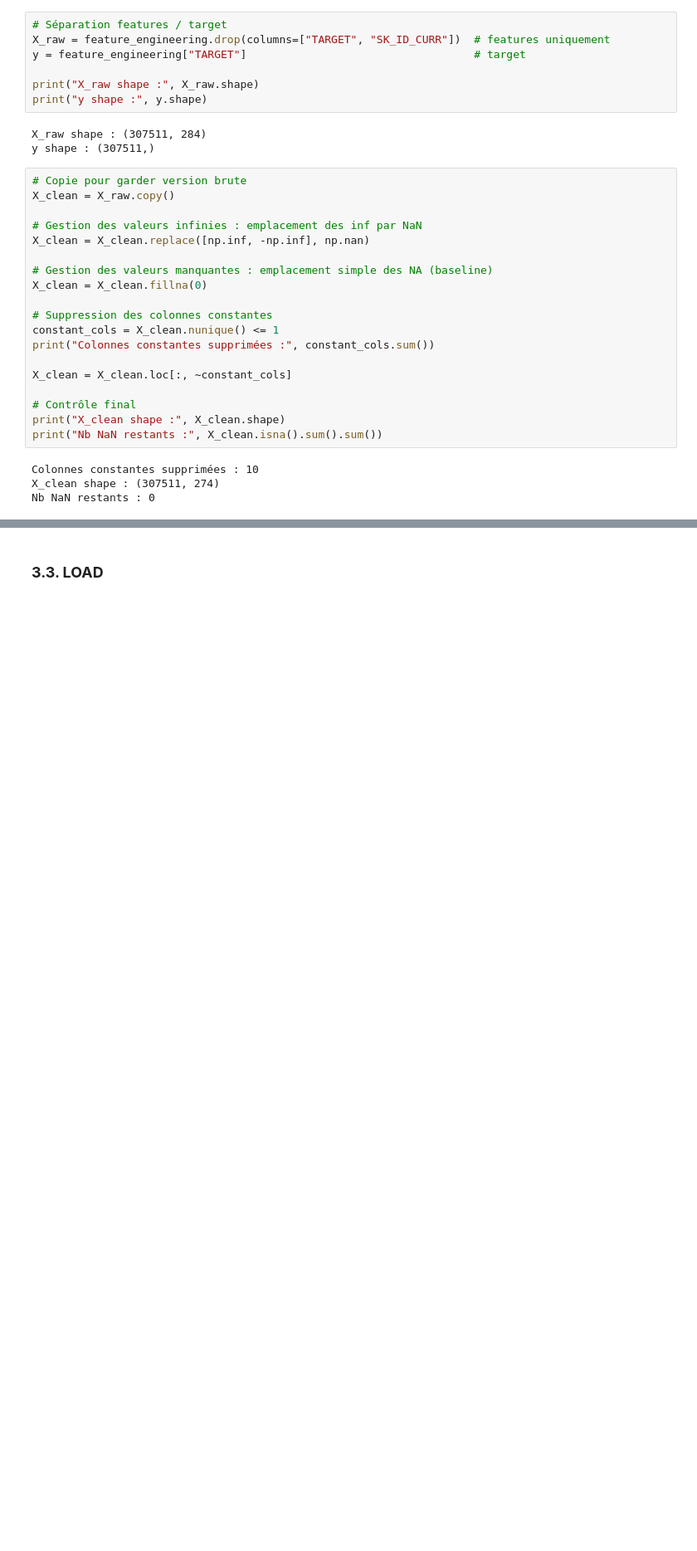
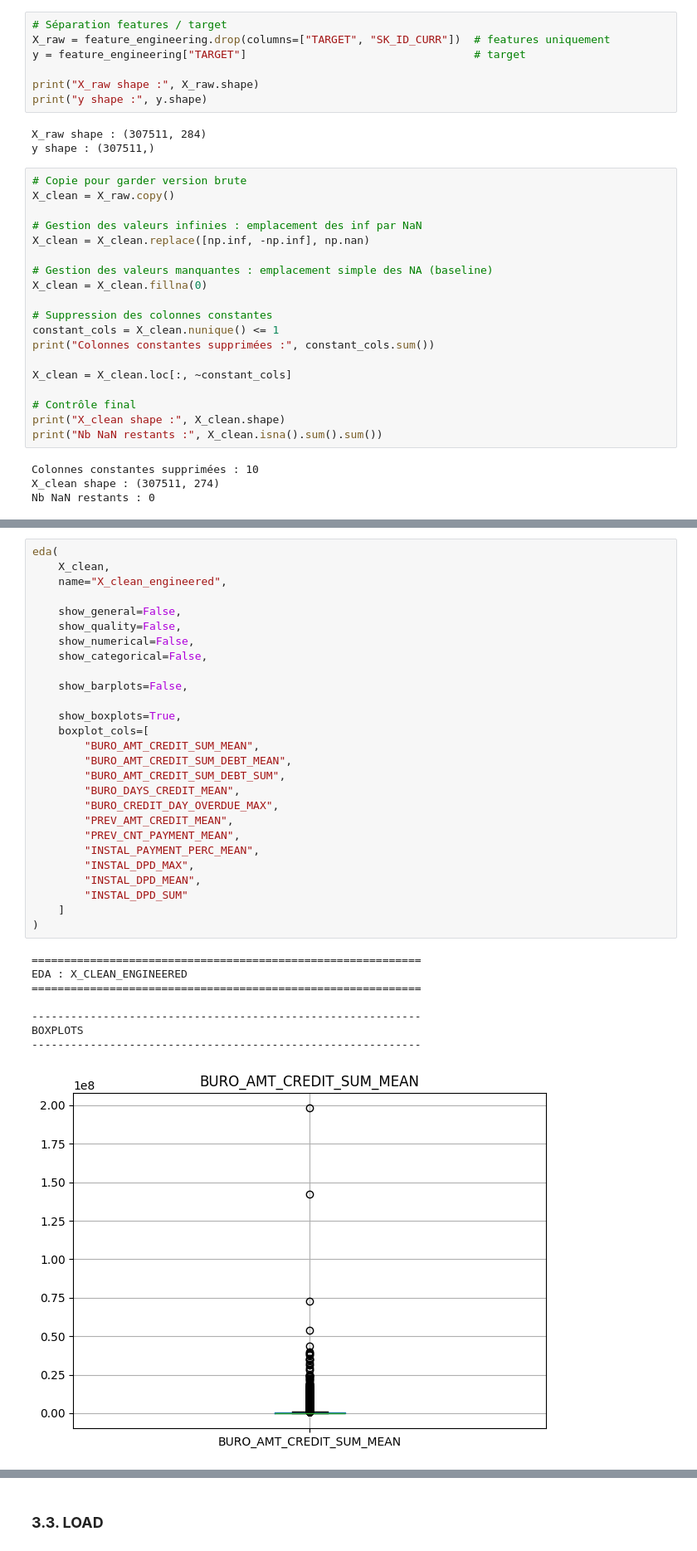
Before and after one commit to tpedCode/P07, a Jupyter notebook: notebooks/1_modeling.ipynb, the cells around one changed output, grey strips where cells are left out. Shown at 83% size. Cells and saved outputs as stored; diff of their text form; blank space fills up the shorter version.

```diff
--- a/notebooks/1_modeling.ipynb
+++ b/notebooks/1_modeling.ipynb
@@ -1284,0 +1228,36 @@ X_clean final : (307511, 246)
+# %%
+eda(
+    X_clean,
+    name="X_clean_engineered",
+
+    show_general=False,
+    show_quality=False,
+    show_numerical=False,
+    show_categorical=False,
+
+    show_barplots=False,
+
+    show_boxplots=True,
+    boxplot_cols=[
+        "BURO_AMT_CREDIT_SUM_MEAN",
+        "BURO_AMT_CREDIT_SUM_DEBT_MEAN",
+        "BURO_AMT_CREDIT_SUM_DEBT_SUM",
+        "BURO_DAYS_CREDIT_MEAN",
+        "BURO_CREDIT_DAY_OVERDUE_MAX",
+        "PREV_AMT_CREDIT_MEAN",
+        "PREV_CNT_PAYMENT_MEAN",
+        "INSTAL_PAYMENT_PERC_MEAN",
+        "INSTAL_DPD_MAX",
+        "INSTAL_DPD_MEAN",
+        "INSTAL_DPD_SUM"
+    ]
+)
+# %% [output]
+============================================================
+EDA : X_CLEAN_ENGINEERED
+============================================================
+
+------------------------------------------------------------
+BOXPLOTS
+------------------------------------------------------------
+[figure, added]
```
Also changed, not shown: parts of 27 cells of this notebook.
